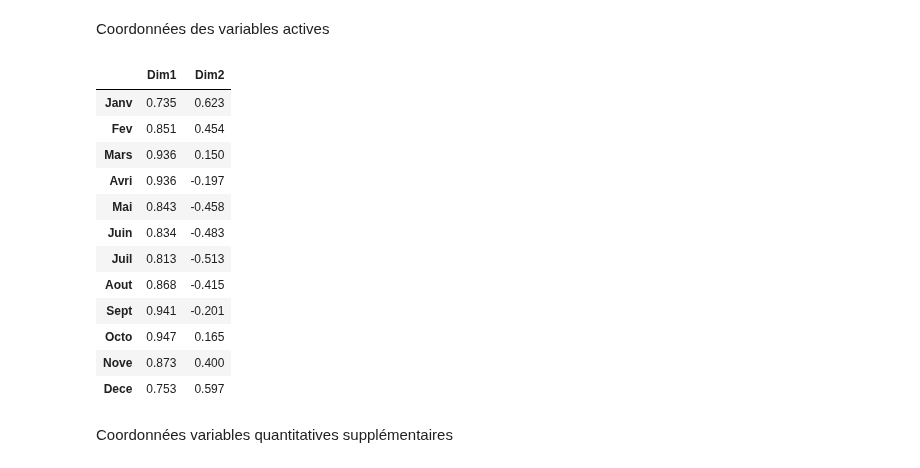
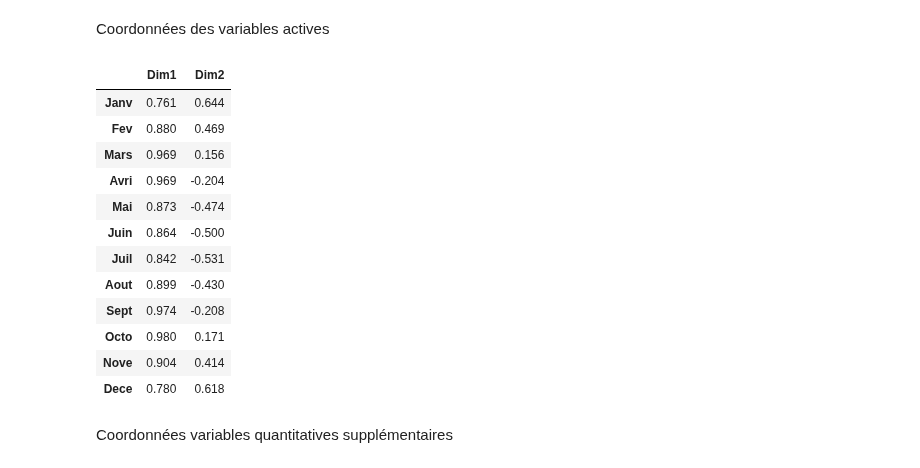
Before and after one commit to BKR1234/ProjetACP, a Jupyter notebook: ACP_Temp.ipynb, the cells around one changed output. Cells and saved outputs as stored; diff of their text form; code cells hidden in the pictures.

```diff
--- a/ACP_Temp.ipynb
+++ b/ACP_Temp.ipynb
@@ -278,25 +277,25 @@ cos2_ind_df.round(3)
 Coordonnées des variables actives
 # %%
 # correction (n-1)/n car variance d'échantillonage utilisée
-coord_var = t_pca.components_.T*np.sqrt(t_pca.explained_variance_)*(n-1)/n
+coord_var = t_pca.components_.T*np.sqrt(t_pca.explained_variance_*(n-1)/n)
 coord_var_df = pd.DataFrame(coord_var[:,:2],
                             columns = ["Dim" + str(i+1) for i in range(2)],
                             index = tempn.columns[:12])
 coord_var_df.round(3)
 # %% [output]
 |  | Dim1 | Dim2 |
-| Janv | 0.735 | 0.623 |
-| Fev | 0.851 | 0.454 |
-| Mars | 0.936 | 0.150 |
-| Avri | 0.936 | -0.197 |
-| Mai | 0.843 | -0.458 |
-| Juin | 0.834 | -0.483 |
-| Juil | 0.813 | -0.513 |
-| Aout | 0.868 | -0.415 |
-| Sept | 0.941 | -0.201 |
-| Octo | 0.947 | 0.165 |
-| Nove | 0.873 | 0.400 |
-| Dece | 0.753 | 0.597 |
+| Janv | 0.761 | 0.644 |
+| Fev | 0.880 | 0.469 |
+| Mars | 0.969 | 0.156 |
+| Avri | 0.969 | -0.204 |
+| Mai | 0.873 | -0.474 |
+| Juin | 0.864 | -0.500 |
+| Juil | 0.842 | -0.531 |
+| Aout | 0.899 | -0.430 |
+| Sept | 0.974 | -0.208 |
+| Octo | 0.980 | 0.171 |
+| Nove | 0.904 | 0.414 |
+| Dece | 0.780 | 0.618 |
 # %% [markdown]
 Coordonnées variables quantitatives supplémentaires
 # %%
```
Also changed, not shown: parts of 6 cells of this notebook, 6 other files.
